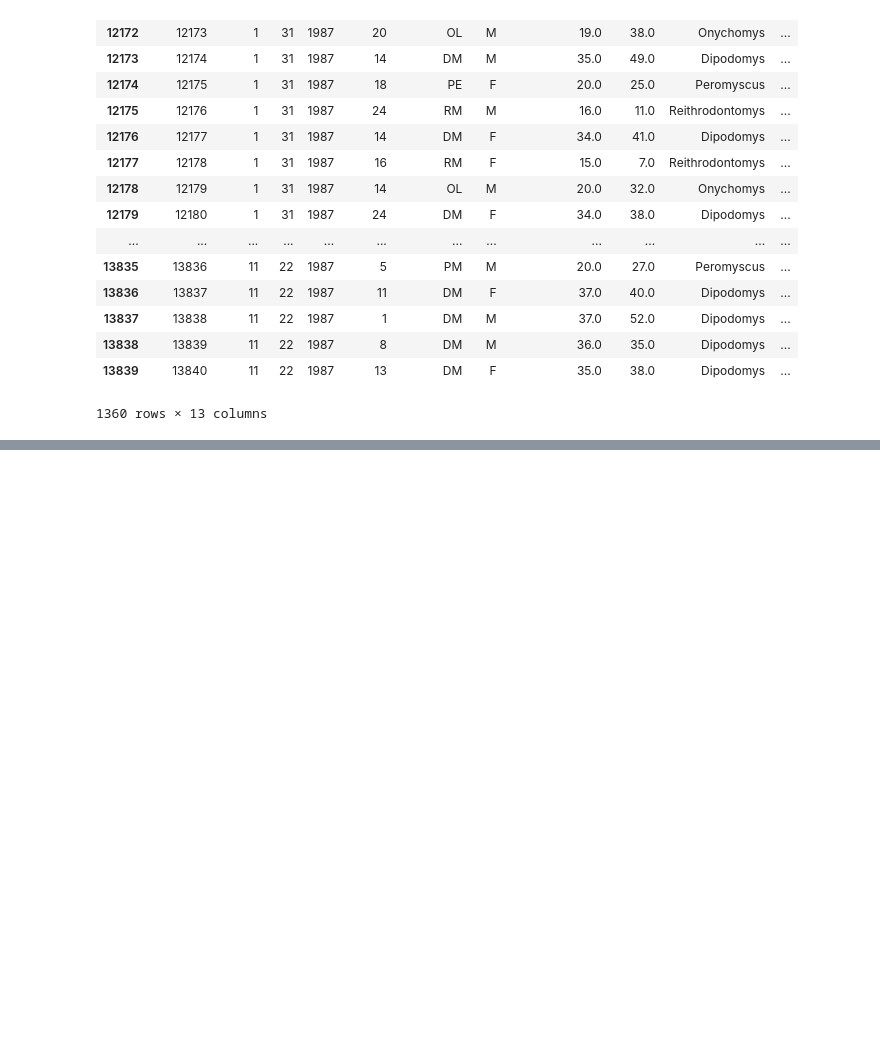
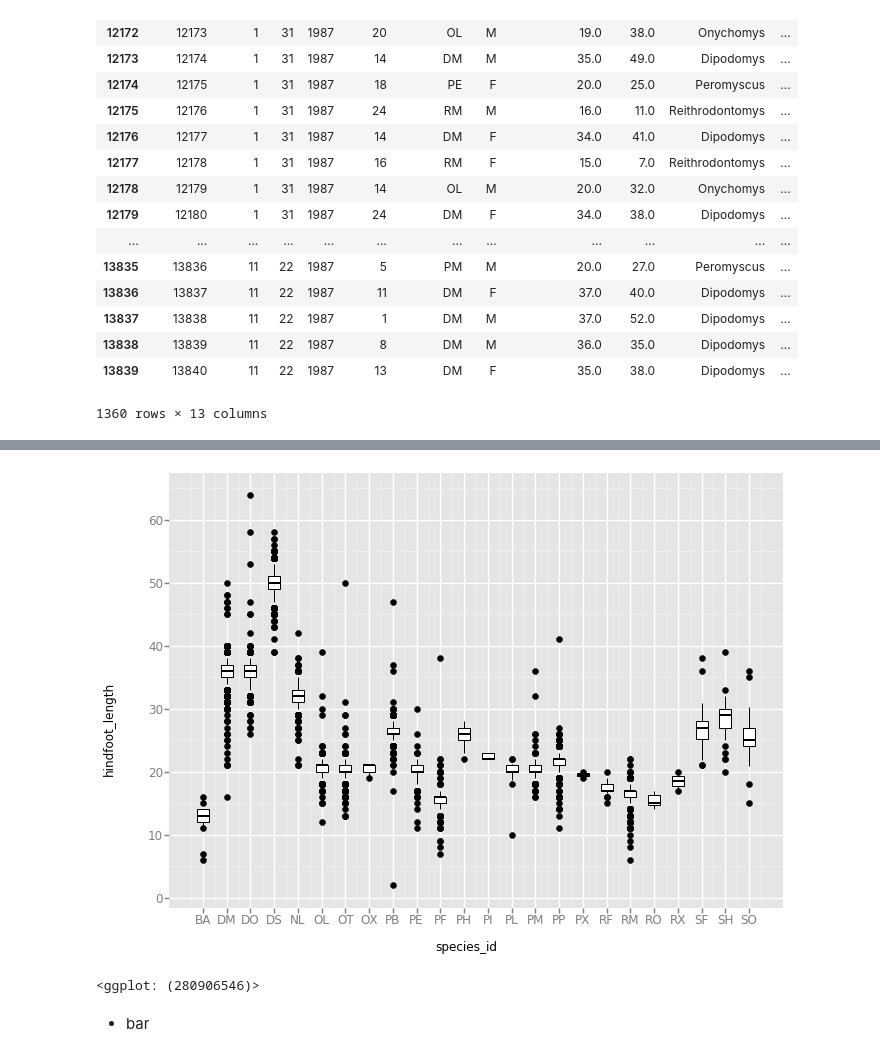
Before and after one commit to NCSU-Libraries/pandas-code4lib-2017, a Jupyter notebook: notebooks/workshop_2.ipynb, the cells around one changed output, grey strips where cells are left out. Saved outputs shown, nothing was run; the diff lists cells and outputs as text; code cells hidden in the pictures; blank space fills up the shorter version.

```diff
--- a/notebooks/workshop_2.ipynb
+++ b/notebooks/workshop_2.ipynb
@@ -302,0 +371,7 @@ dates_survey[(dates_survey['date'] > '1987-01-01') & (dates_survey['date'] < '19
+# %%
+ggplot( aes(x = 'species_id', y = 'hindfoot_length'), data = dates_survey) + geom_boxplot()
+# %% [output]
+[figure, added]
+<ggplot: (280906546)>
+# %% [markdown]
+* bar
```
Also changed, not shown: parts of 16 cells of this notebook.
